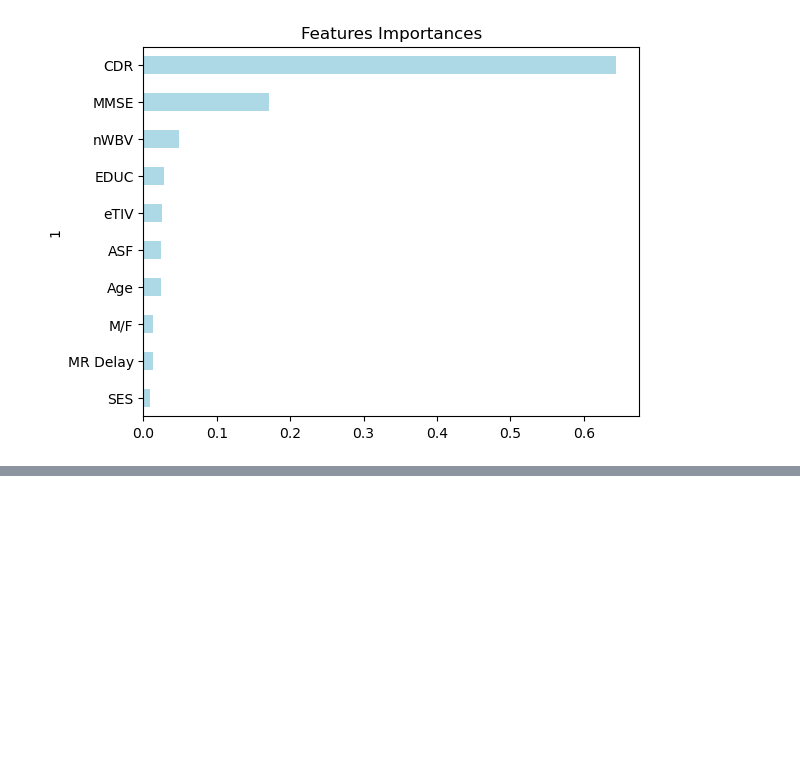
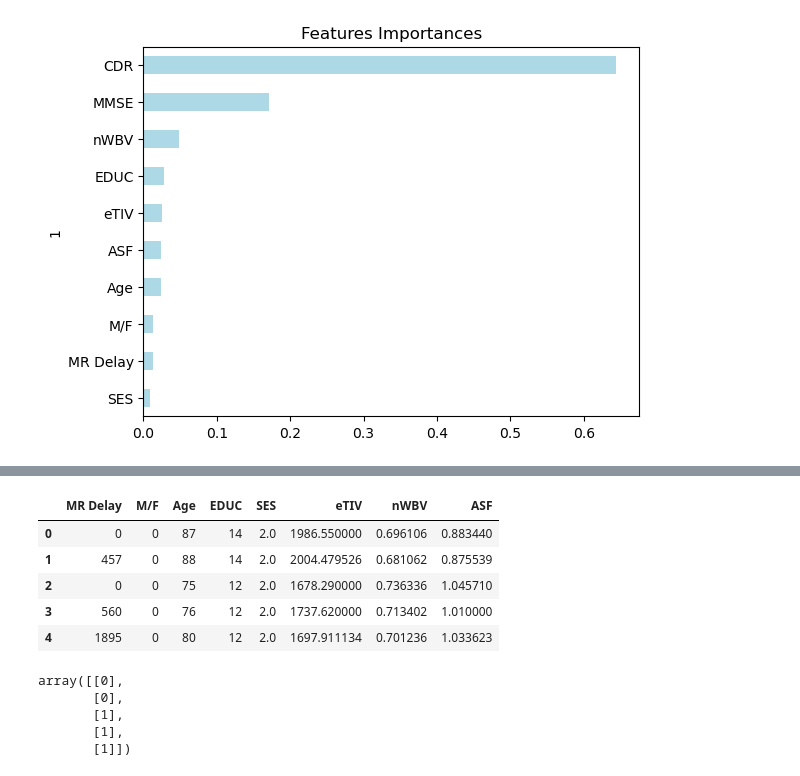
Before and after one commit to HollaNotes/Dementia_Predictors_Project_4, a Jupyter notebook: dementia_with_rating _scales.ipynb, the cells around one changed output, grey strips where cells are left out. Saved outputs shown, nothing was run; the diff lists cells and outputs as text; code cells hidden in the pictures; blank space fills up the shorter version.

```diff
--- a/dementia_with_rating _scales.ipynb
+++ b/dementia_with_rating _scales.ipynb
@@ -225,0 +250,22 @@ df_dementia.to_csv('./Resources/cleaned_dementia_with_rating_scales.csv', index
+# %%
+# Define features set
+X_2 = df_dementia_no_rscales.copy()
+X_2.drop("Group", axis =1, inplace= True)
+X_2.head()
+# %% [output]
+|  | MR Delay | M/F | Age | EDUC | SES | eTIV | nWBV | ASF |
+| 0 | 0 | 0 | 87 | 14 | 2.0 | 1986.550000 | 0.696106 | 0.883440 |
+| 1 | 457 | 0 | 88 | 14 | 2.0 | 2004.479526 | 0.681062 | 0.875539 |
+| 2 | 0 | 0 | 75 | 12 | 2.0 | 1678.290000 | 0.736336 | 1.045710 |
+| 3 | 560 | 0 | 76 | 12 | 2.0 | 1737.620000 | 0.713402 | 1.010000 |
+| 4 | 1895 | 0 | 80 | 12 | 2.0 | 1697.911134 | 0.701236 | 1.033623 |
+# %%
+# Define target vector
+y_2 = df_dementia_no_rscales['Group'].values.reshape(-1,1)
+y_2[:5]
+# %% [output]
+array([[0],
+       [0],
+       [1],
+       [1],
+       [1]])
```
Also changed, not shown: parts of 19 cells of this notebook, 2 other files.
